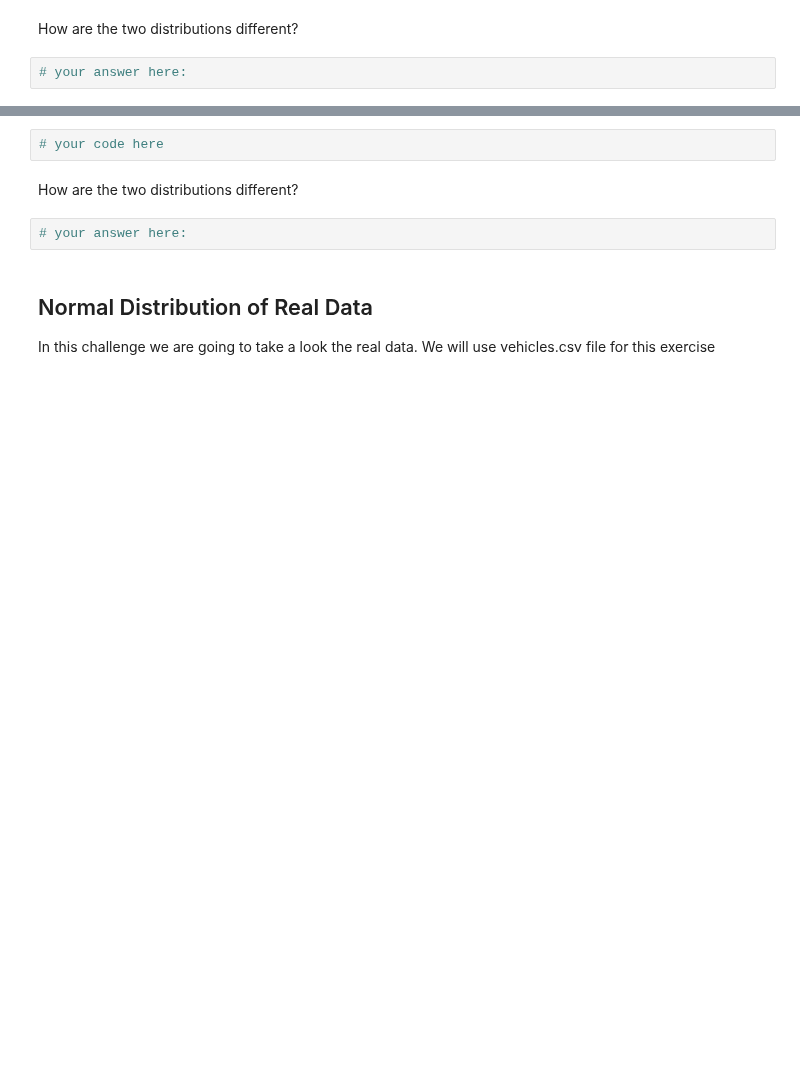
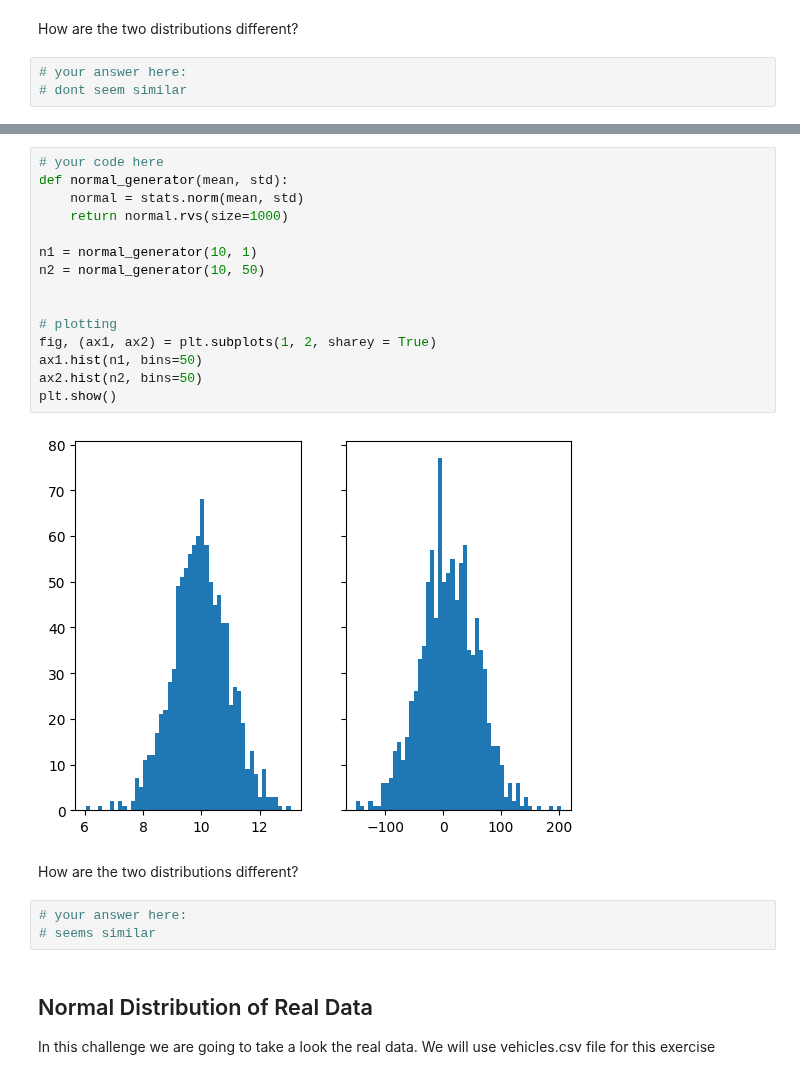
Before and after one commit to ta-data-lis/lab-probability-distributions, a Jupyter notebook: your-code/continuous.ipynb, the cells around one changed output, grey strips where cells are left out. Drawn from its saved outputs; the diff is of its cells as text; blank space fills up the shorter version.

```diff
--- a/your-code/continuous.ipynb
+++ b/your-code/continuous.ipynb
@@ -48,6 +88,7 @@ Your output should look like below:
 How are the two distributions different?
 # %%
 # your answer here:
+# dont seem similar
 # %% [markdown]
 ## Normal Distribution
 
@@ -59,12 +100,28 @@ How are the two distributions different?
 Expected output:
 
 ![normal distribution](nd.png)
-# %%
-# your code here
+# %%
+# your code here
+def normal_generator(mean, std):
+    normal = stats.norm(mean, std)
+    return normal.rvs(size=1000)
+
+n1 = normal_generator(10, 1)
+n2 = normal_generator(10, 50)
+
+
+# plotting
+fig, (ax1, ax2) = plt.subplots(1, 2, sharey = True)
+ax1.hist(n1, bins=50)
+ax2.hist(n2, bins=50)
+plt.show()
+# %% [output]
+[figure, added]
 # %% [markdown]
 How are the two distributions different?
 # %%
 # your answer here:
+# seems similar
 # %% [markdown]
 ## Normal Distribution of Real Data
 
```
Also changed, not shown: parts of 14 cells of this notebook.
